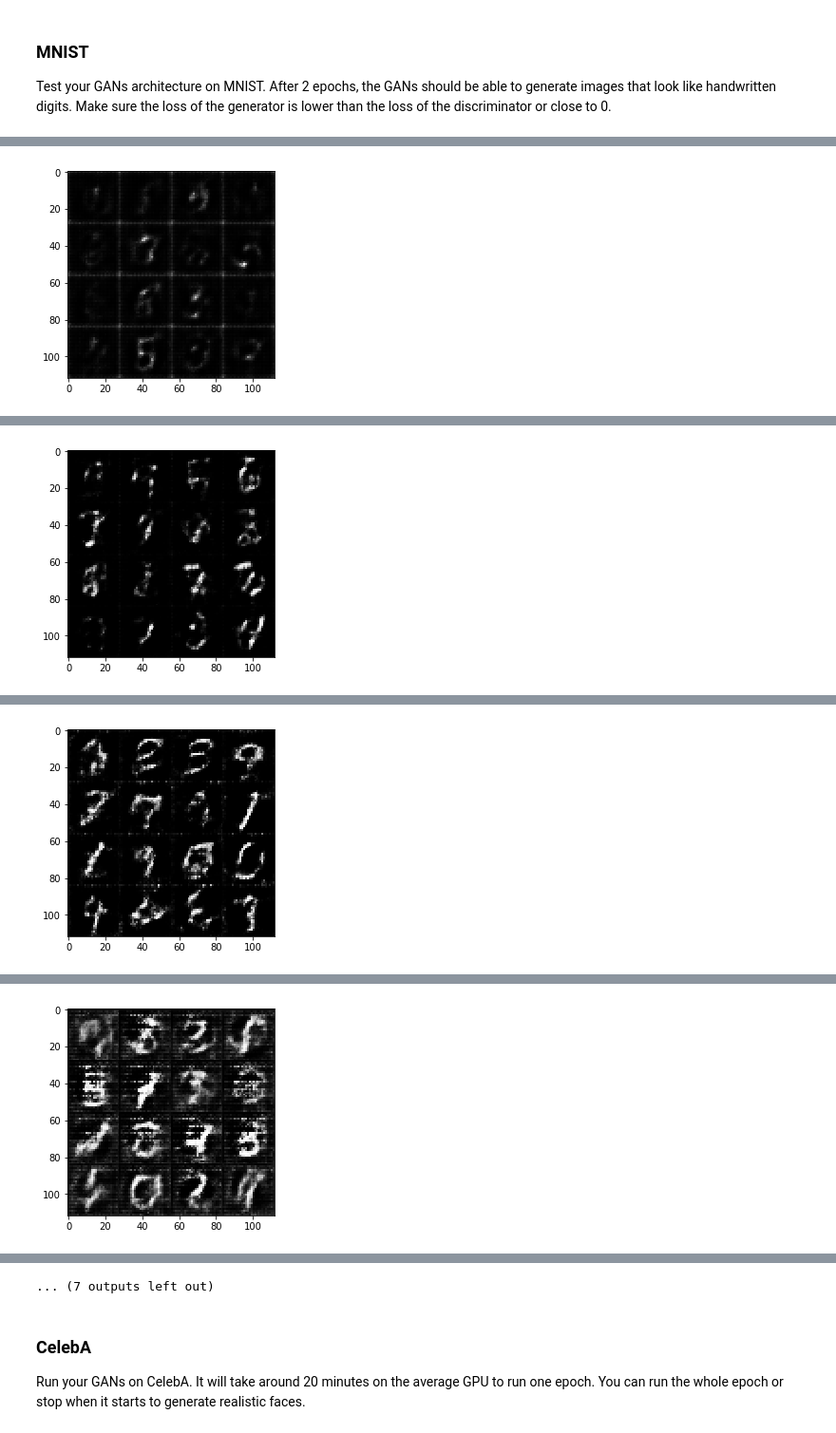
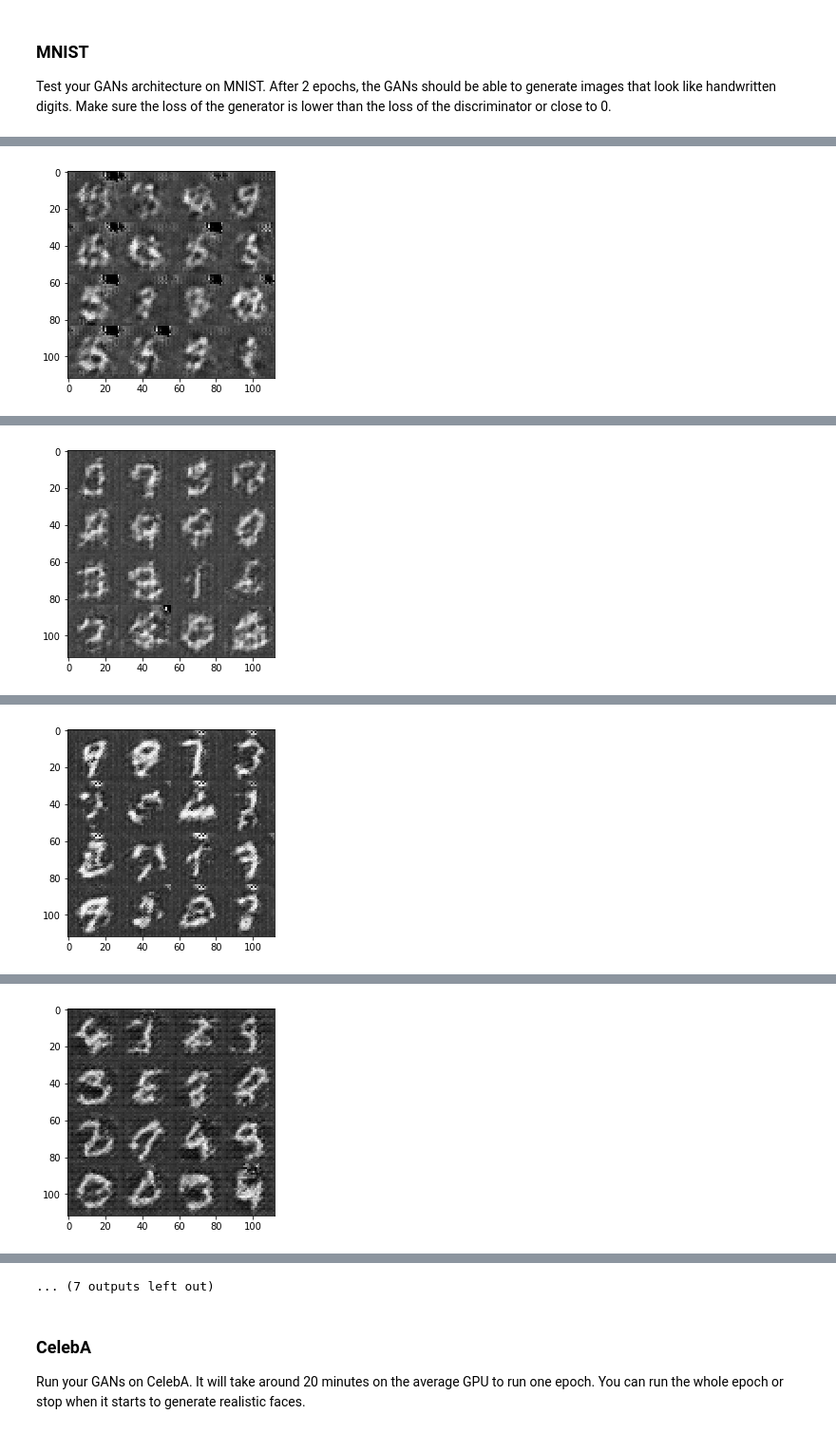
Before and after one commit to boopalanjayaraman/DeepLearning-Exercises, a Jupyter notebook: Face Generation/dlnd_face_generation.ipynb, the cells around one changed output, grey strips where cells are left out. Shown at 95% size. Drawn from its saved outputs; the diff is of its cells as text; code cells hidden in the pictures.

Commit message:
third commit after adjusting few more parameters images are still foggy

```diff
--- a/Face Generation/dlnd_face_generation.ipynb
+++ b/Face Generation/dlnd_face_generation.ipynb
@@ -155,8 +156,10 @@ def discriminator(images, reuse=False):
     with tf.variable_scope('discriminator', reuse=reuse):
         #conv layer1
         x1 = tf.layers.conv2d(images,64, (5,5), strides=(2,2), padding='same')
-        bn1 = tf.layers.batch_normalization(x1, training=True)
-        relu1 = tf.maximum(alpha * bn1, bn1)
+        #bn1 = tf.layers.batch_normalization(x1, training=True)
+        #commenting out the above batch normalization mistake (and below line), since Ian goodwell's lecture says not to do.
+        #relu1 = tf.maximum(alpha * bn1, bn1)
+        relu1 = tf.maximum(alpha * x1, x1)
         # 14x14x64
 
         #conv layer2
@@ -201,22 +204,22 @@ def generator(z, out_channel_dim, is_train=True):
     # TODO: Implement Function
     with tf.variable_scope('generator', reuse=(not is_train)):
         #Input
-        x1 = tf.layers.dense(z, 7*7*128)
+        x1 = tf.layers.dense(z, 7*7*512)
         # reshape it
-        reshaped1 = tf.reshape(x1, (-1,7,7,128))
+        reshaped1 = tf.reshape(x1, (-1,7,7,512))
         bn1 = tf.layers.batch_normalization(reshaped1, training=is_train)
         relu1 = tf.maximum(alpha * bn1, bn1)
-        # 7x7x128 is the output
+        # 7x7x512 is the output (chngd frm 128)
 
-        x2 = tf.layers.conv2d_transpose(relu1, 64, 5, strides=(2,2), padding='same')
+        x2 = tf.layers.conv2d_transpose(relu1, 256, 5, strides=(2,2), padding='same')
         bn2 = tf.layers.batch_normalization(x2, training=is_train)
         relu2 = tf.maximum(alpha * bn2, bn2)
-        # 14x14x64
+        # 14x14x256
 
-        x3 = tf.layers.conv2d_transpose(relu2, 32, 5, strides=(2,2), padding='same')
+        x3 = tf.layers.conv2d_transpose(relu2, 128, 5, strides=(2,2), padding='same')
         bn3 = tf.layers.batch_normalization(x3, training=is_train)
         relu3 = tf.maximum(alpha * bn3, bn3)
-        # 28x28x32
+        # 28x28x128
 
         #logits
         logits = tf.layers.conv2d_transpose(relu3, out_channel_dim, 5, strides=(1,1), padding='same')
@@ -253,7 +256,7 @@ def model_loss(input_real, input_z, out_channel_dim):
     discriminator_out_z, discriminator_logits_z = discriminator(images = generator_out, reuse=True)
 
     discriminator_loss_real = tf.reduce_mean(
-        tf.nn.sigmoid_cross_entropy_with_logits(logits=discriminator_logits_real, labels=tf.ones_like(discriminator_out_real)))
+        tf.nn.sigmoid_cross_entropy_with_logits(logits=discriminator_logits_real, labels=tf.ones_like(discriminator_out_real)*0.9))
 
     discriminator_loss_z = tf.reduce_mean(
         tf.nn.sigmoid_cross_entropy_with_logits(logits=discriminator_logits_z, labels = tf.zeros_like(discriminator_out_z)))
@@ -383,7 +386,8 @@ def train(epoch_count, batch_size, z_dim, learning_rate, beta1, get_batches, dat
 
                 #running optimizers
                 _ = sess.run(disc_optimizer, feed_dict={input_real: batch_images, input_z: batch_z, lr: learning_rate})
-                _ = sess.run(gen_optimizer, feed_dict={input_z: batch_z, input_real: batch_images, lr: learning_rate})
+                for i in range(5):
+                    _ = sess.run(gen_optimizer, feed_dict={input_z: batch_z, input_real: batch_images, lr: learning_rate})
 
                 #print stats
                 if steps % print_every ==0:
@@ -409,7 +413,7 @@ Test your GANs architecture on MNIST.  After 2 epochs, the GANs should be able t
 batch_size = 128
 z_dim = 100
 learning_rate = 0.001
-beta1 = 0.1
+beta1 = 0.5
 
 
 """
@@ -435 +439 @@ Epoch 1/2... Discriminator Loss: 1.2763... Generator Loss: 1.9102
-[figure, old version]
+[figure, new version]
@@ -446 +450 @@ Epoch 1/2... Discriminator Loss: 1.3768... Generator Loss: 1.8890
-[figure, old version]
+[figure, new version]
@@ -457 +461 @@ Epoch 1/2... Discriminator Loss: 0.1537... Generator Loss: 2.3887
-[figure, old version]
+[figure, new version]
@@ -468 +472 @@ Epoch 1/2... Discriminator Loss: 1.2257... Generator Loss: 0.4298
-[figure, old version]
+[figure, new version]
```
Also changed, not shown: parts of 4 cells of this notebook, 1 other file.
